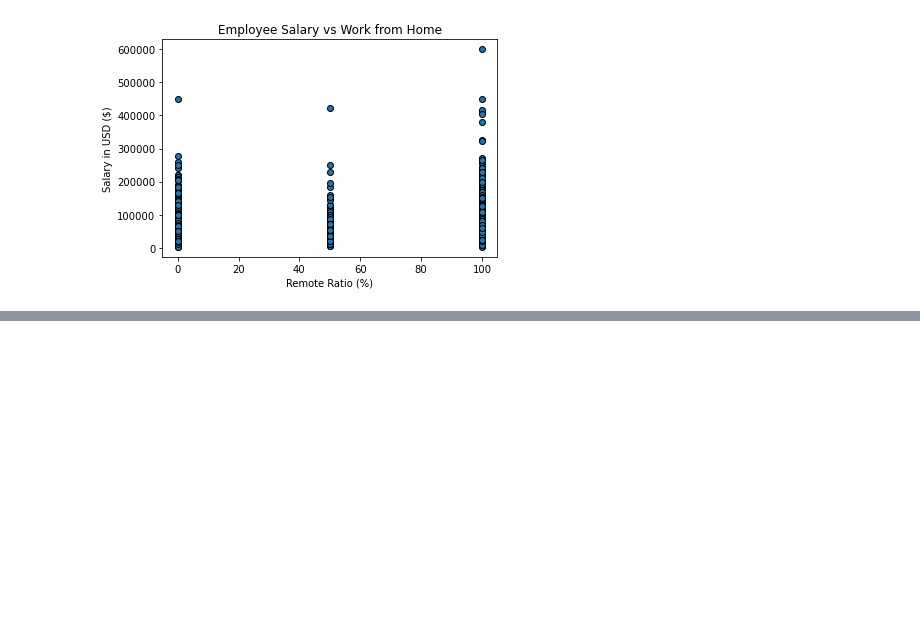
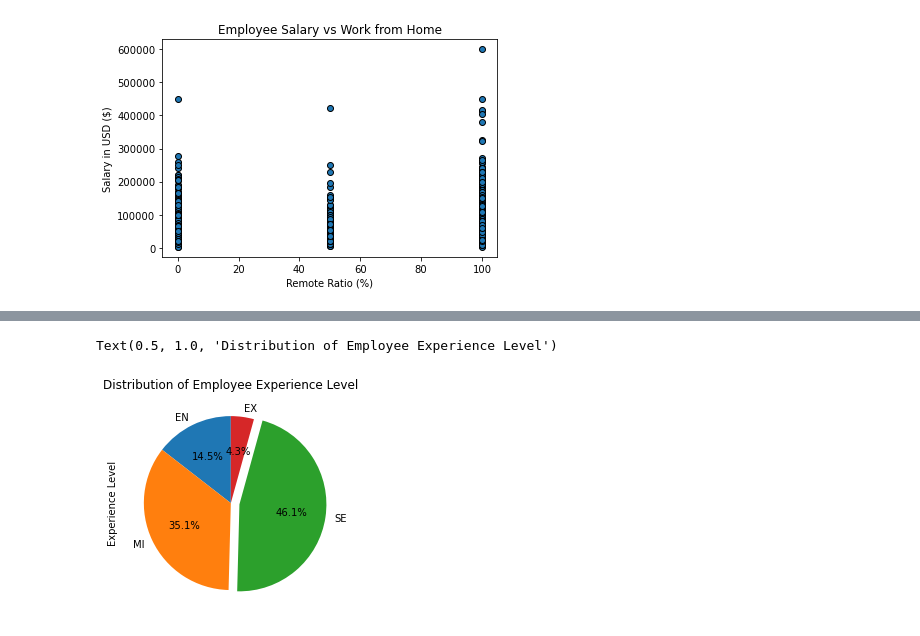
Before and after one commit to Prathima0808/project-one, a Jupyter notebook: Carl - Research Question 1.ipynb, the cells around one changed output, grey strips where cells are left out. Cells and saved outputs as stored; diff of their text form; code cells hidden in the pictures; blank space fills up the shorter version.

Commit message:
updated research question 1 file with experience level

```diff
--- a/Carl - Research Question 1.ipynb
+++ b/Carl - Research Question 1.ipynb
@@ -83,0 +116,12 @@ Text(0.5, 1.0, 'Employee Salary vs Work from Home')
+# %%
+labels2 = ["EN", "MI", "SE", "EX"]
+sizes2 = [88, 213, 280, 26]
+explode2 = (0, 0, 0.1, 0)
+
+plt.pie(sizes2, explode=explode2, labels=labels2, autopct='%1.1f%%',
+        startangle=90)
+plt.ylabel("Experience Level")
+plt.title("Distribution of Employee Experience Level")
+# %% [output]
+Text(0.5, 1.0, 'Distribution of Employee Experience Level')
+[figure, added]
```
Also changed, not shown: parts of 5 cells of this notebook.
